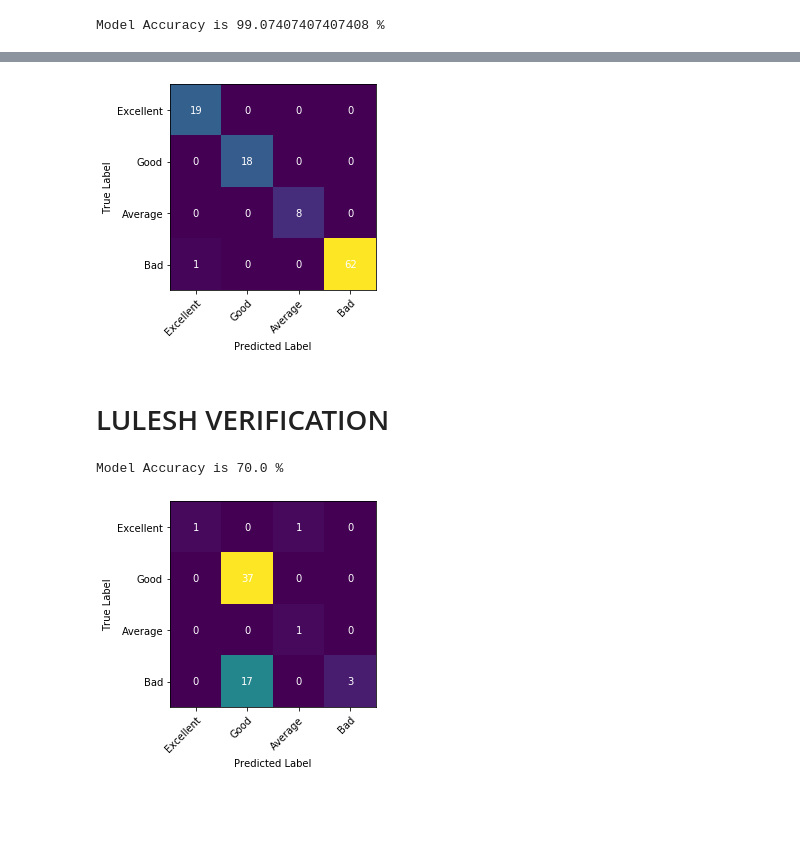
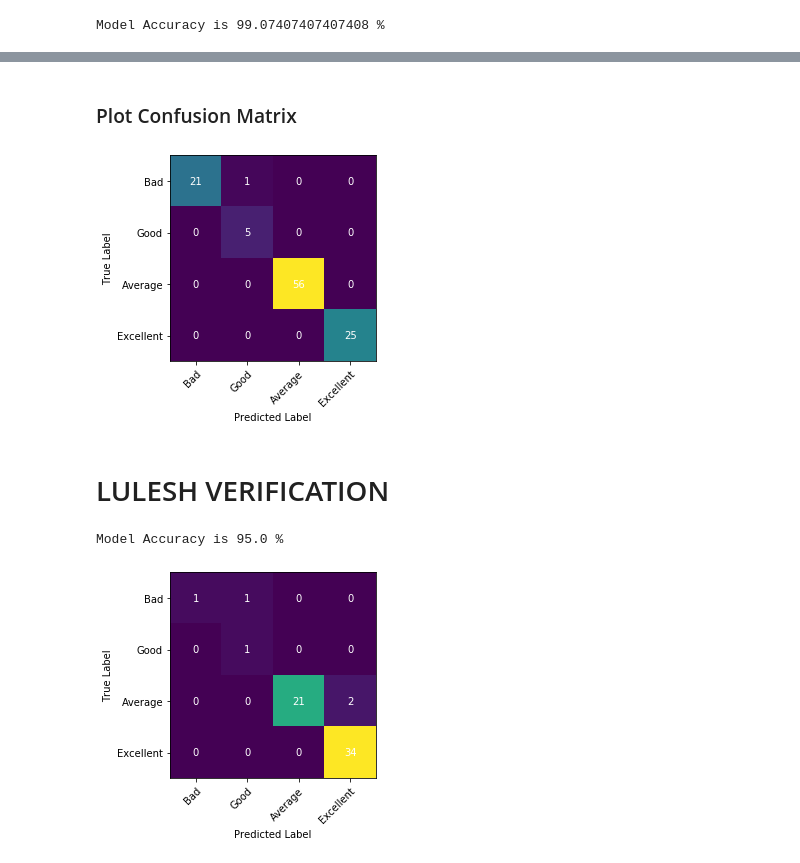
Before and after one commit to sskhan67/Cloud_Instance_recommender, a Jupyter notebook: Stand-alone Model /NB_3application_class/Computionally-intensive/stand_alone_compute_NB.ipynb, the cells around one changed output, grey strips where cells are left out. Drawn from its saved outputs; the diff is of its cells as text; code cells hidden in the pictures; blank space fills up the shorter version.

```diff
--- a/Stand-alone Model /NB_3application_class/Computionally-intensive/stand_alone_compute_NB.ipynb
+++ b/Stand-alone Model /NB_3application_class/Computionally-intensive/stand_alone_compute_NB.ipynb
@@ -113,0 +189,3 @@ df_train.iloc[0:540,:]
+# %%
+df_train=df_new
+df_train
@@ -159,16 +250,10 @@ print(classification_report( y_pred,y_actual))
 weighted avg       0.99      0.99      0.99       108
+# %% [markdown]
+### Plot Confusion Matrix
 # %%
-import numpy as np
-import matplotlib
-import matplotlib.pyplot as plt
-# sphinx_gallery_thumbnail_number = 2
-
-a_label = ["Excellent", "Good","Average", "Bad"]
-p_label = ["Excellent","Good", "Average", "Bad"]
-
-#harvest = np.array([[4,0,0],[0,0,0], [0,7,1]])
+a_label = ["Bad","Good","Average","Excellent"]
+p_label = ["Bad","Good","Average","Excellent"]
 cm=confusion_matrix(y_pred, y_actual)
-
 fig, ax = plt.subplots()
 im = ax.imshow(cm)
 
@@ -192,12 +277,14 @@ for i in range(len(a_label)):
 ax.set_xlabel("Predicted Label")
 ax.set_ylabel("True Label")
 
-#ax.set_title("Harvest of local farmers (in tons/year)")
 fig.tight_layout()
 plt.show()
 # %% [output]
-[figure, old version]
+[figure, new version]
 # %% [markdown]
 # LULESH VERIFICATION
 # %%
-x_LULESH=df_LULESH[['a2cloud_score','Cost(per hour USD)']]
+# read qode dataset
+
+x_LULESH=df_train[['a2cloud_score','Cost(per hour USD)']]
+x_LULESH=x_LULESH[540:600]
@@ -208,47 +297,37 @@ y_actual=b[540:600]
 # %%
-print('Model Accuracy is',100*accuracy_score(y_pred,y_actual),'%')
+print('Model Accuracy is',100*accuracy_score(y_actual,y_pred),'%')
 # %% [output]
-Model Accuracy is 70.0 %
+Model Accuracy is 95.0 %
 # %%
-import numpy as np
-import matplotlib
-import matplotlib.pyplot as plt
-# sphinx_gallery_thumbnail_number = 2
-
-a_label = ["Excellent", "Good","Average", "Bad"]
-p_label = ["Excellent","Good", "Average", "Bad"]
-
-#harvest = np.array([[4,0,0],[0,0,0], [0,7,1]])
+a_label = ["Bad","Good","Average","Excellent"]
+p_label = ["Bad","Good","Average","Excellent"]
 cm=confusion_matrix(y_pred, y_actual)
-
 fig, ax = plt.subplots()
 im = ax.imshow(cm)
-
 # We want to show all ticks...
 ax.set_xticks(np.arange(len(a_label)))
 ax.set_yticks(np.arange(len(p_label)))
 # ... and label them with the respective list entries
 ax.set_xticklabels(a_label)
 ax.set_yticklabels(a_label)
 ax.set_ylim(len(cm)-0.5, -0.5)
 
 # Rotate the tick labels and set their alignment.
 plt.setp(ax.get_xticklabels(), rotation=45, ha="right",
          rotation_mode="anchor")
 
 # Loop over data dimensions and create text annotations.
 for i in range(len(a_label)):
     for j in range(len(p_label)):
         text = ax.text(j, i, cm[i, j],
                        ha="center", va="center", color="w")
 ax.set_xlabel("Predicted Label")
 ax.set_ylabel("True Label")
 
-#ax.set_title("Harvest of local farmers (in tons/year)")
 fig.tight_layout()
 plt.show()
 # %% [output]
-[figure, old version]
+[figure, new version]
 # %%
 print(classification_report( y_pred,y_actual))
 # %% [output]
```
Also changed, not shown: parts of 35 cells of this notebook, 5 other files.
